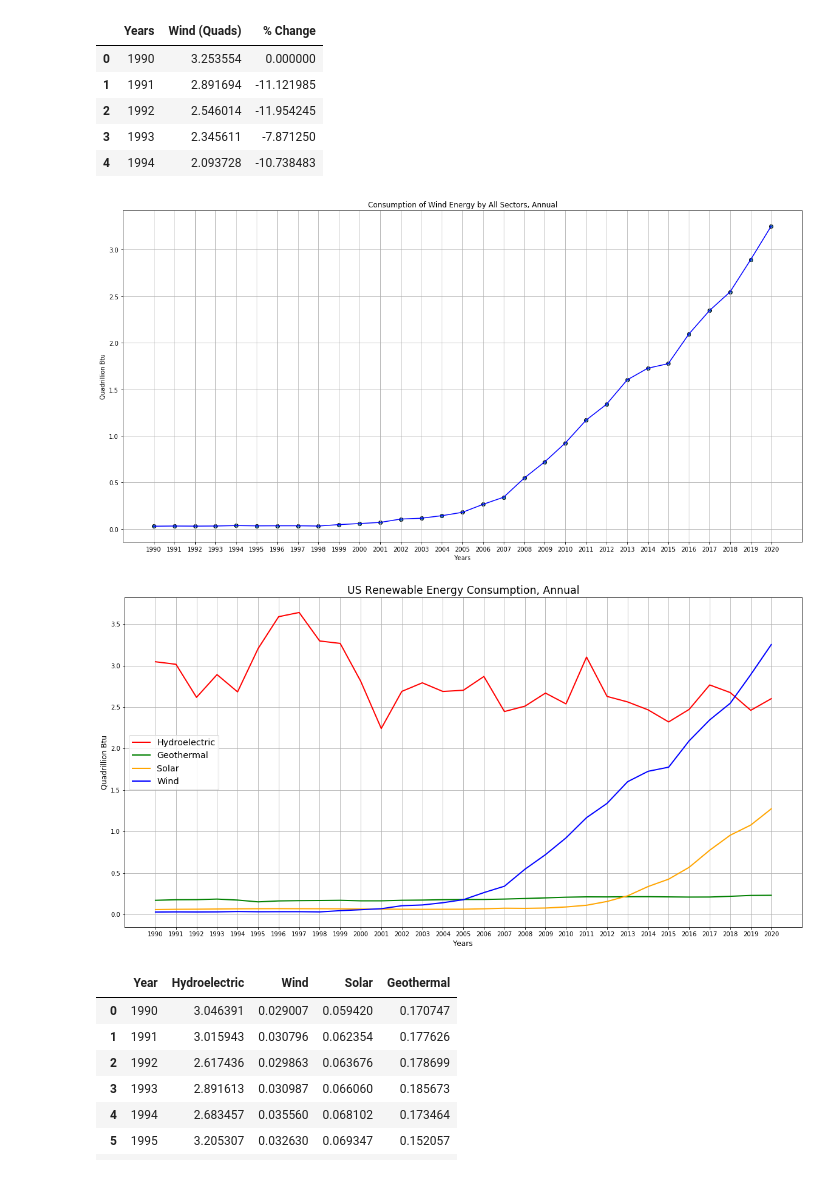
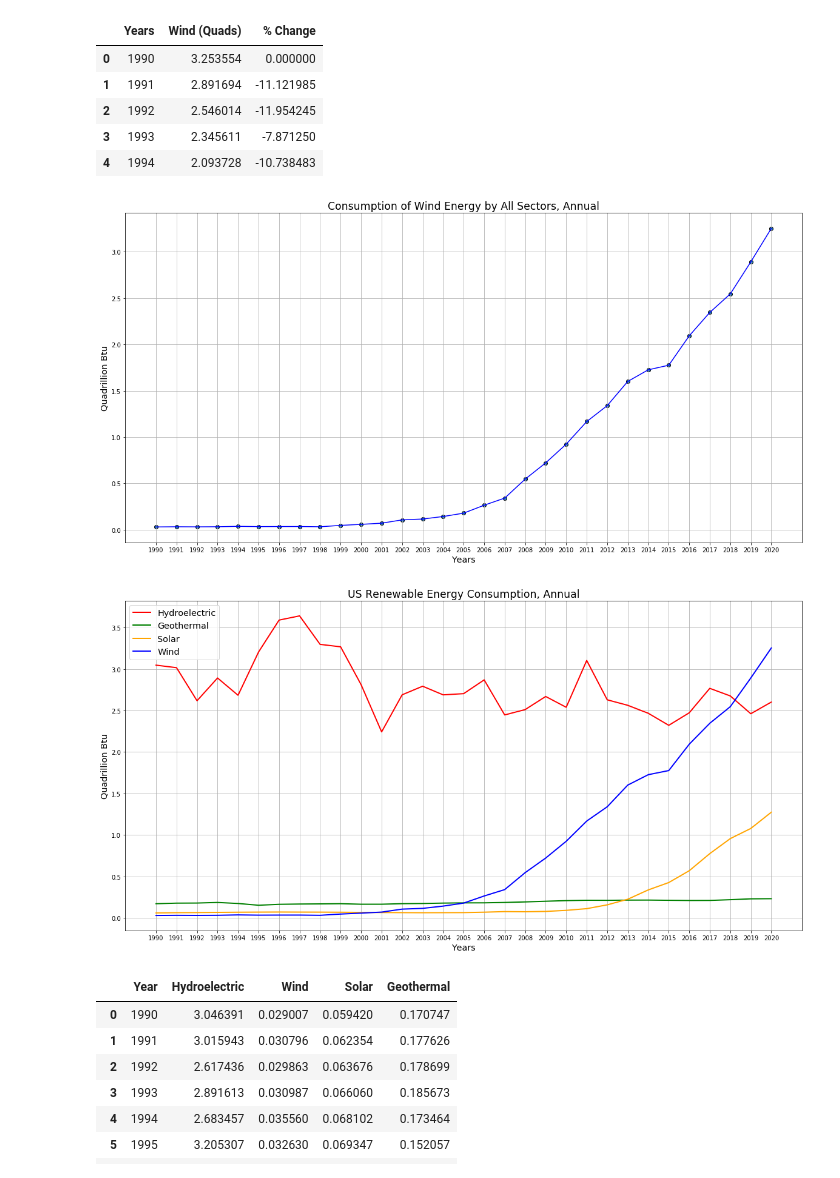
Before and after one commit to us-energy-analysis/Energy-analysis, a Jupyter notebook: USRenewableEConsumption_Btu.ipynb, the cells around one changed output. Cells and saved outputs as stored; diff of their text form; code cells hidden in the pictures.

Commit message:
updated graph format and calculated annual percent change

```diff
--- a/USRenewableEConsumption_Btu.ipynb
+++ b/USRenewableEConsumption_Btu.ipynb
@@ -301,9 +301,9 @@ plt.figure(figsize=(20,10))
 # Create a visual for the data
 plt.scatter(years, wind, edgecolors="black")
 plt.plot(years,wind, color = "blue")
-plt.title("Consumption of Wind Energy by All Sectors, Annual")
-plt.ylabel("Quadrillion Btu")
-plt.xlabel("Years")
+plt.title("Consumption of Wind Energy by All Sectors, Annual", fontsize="xx-large")
+plt.ylabel("Quadrillion Btu", fontsize="x-large")
+plt.xlabel("Years", fontsize="x-large")
 plt.grid(True)
 
 # Save Figure
@@ -312,7 +312,7 @@ plt.savefig("Wind Cosumption.png")
 # Display the figure
 plt.show()
 # %% [output]
-[figure, old version]
+[figure, new version]
 # %%
 renewable_urls = []
 renewable_consumption_btu = []
@@ -336,25 +336,25 @@ for renewables in renewable_urls:
 # %%
 # US Renewable Energy Consumption
 plt.figure(figsize=(20,10))
 
 # # Create a visual for the combined data
 plt.plot(years, hydroelectric, label="Hydroelectric", color="red", linewidth=2.0)
 plt.plot(years, geothermal, label="Geothermal", color ="green", linewidth=2.0)
 plt.plot(years, solar, label="Solar", color="orange", linewidth=2.0)
 plt.plot(years, wind, label="Wind", color="blue", linewidth=2.0)
 plt.title("US Renewable Energy Consumption, Annual", fontsize="xx-large")
-plt.ylabel("Quadrillion Btu", fontsize="large")
-plt.xlabel("Years", fontsize="large")
-plt.legend(loc='center left', frameon=True, fancybox=True, fontsize="x-large")
+plt.ylabel("Quadrillion Btu", fontsize="x-large")
+plt.xlabel("Years", fontsize="x-large")
+plt.legend(loc='best', frameon=True, fancybox=True, fontsize="x-large")
 plt.grid(True)
 
 # Save Figure
 plt.savefig("Renewable Energy Consumption_Line.png")
 
 # Display the figure
 plt.show()
 # %% [output]
-[figure, old version]
+[figure, new version]
 # %%
 # Create Renewable Consumption DataFrame using list of dictionaries method
 renewable_consumption_btu_df = pd.DataFrame({
```
Also changed, not shown: parts of 6 cells of this notebook.
